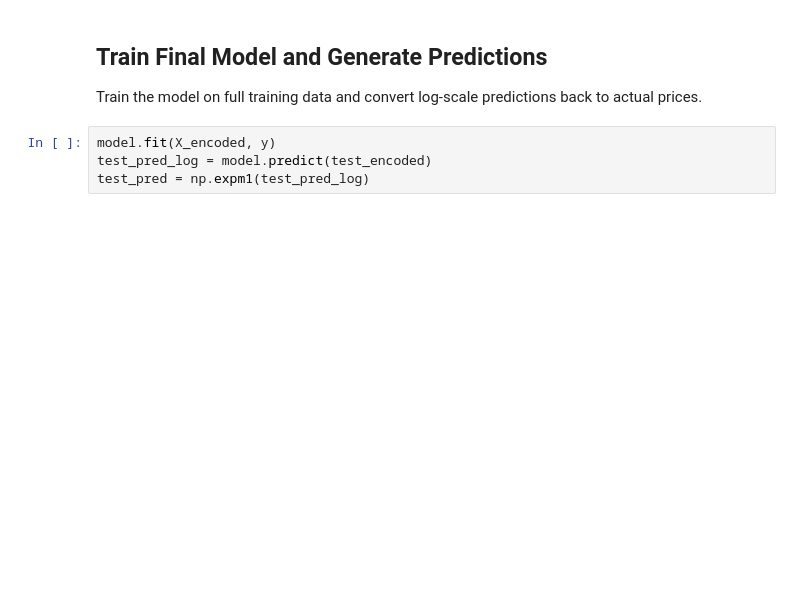
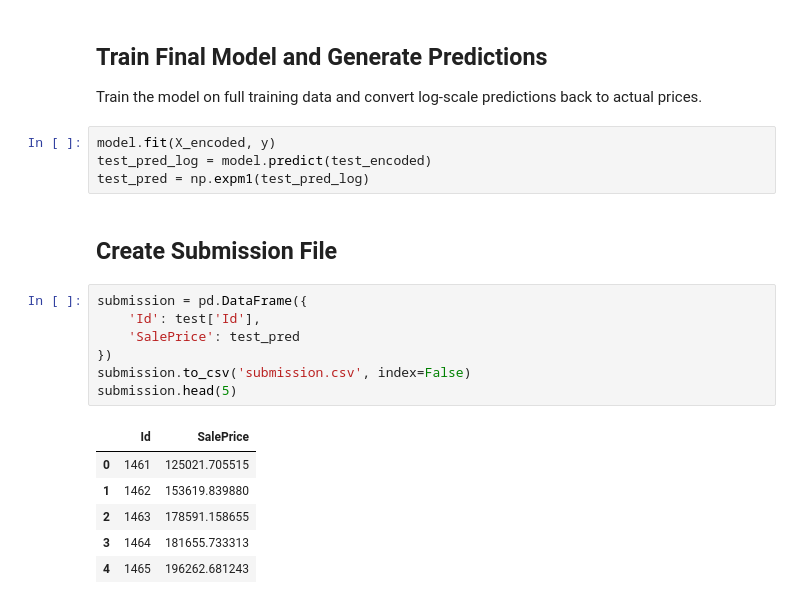
Before and after one commit to NadiaMotesharei/kaggle_HousePrices, a Jupyter notebook: House_Prices.ipynb, the cells around one changed output. Cells and saved outputs as stored; diff of their text form; blank space fills up the shorter version.

Commit message:
Creat submission file

```diff
--- a/House_Prices.ipynb
+++ b/House_Prices.ipynb
@@ -157,3 +157,19 @@ Train the model on full training data and convert log-scale predictions back to
 model.fit(X_encoded, y)
 test_pred_log = model.predict(test_encoded)
 test_pred = np.expm1(test_pred_log)
+# %% [markdown]
+##  Create Submission File
+# %%
+submission = pd.DataFrame({
+    'Id': test['Id'],
+    'SalePrice': test_pred
+})
+submission.to_csv('submission.csv', index=False)
+submission.head(5)
+# %% [output]
+|  | Id | SalePrice |
+| 0 | 1461 | 125021.705515 |
+| 1 | 1462 | 153619.839880 |
+| 2 | 1463 | 178591.158655 |
+| 3 | 1464 | 181655.733313 |
+| 4 | 1465 | 196262.681243 |
```
Also changed, not shown: parts of 1 cell of this notebook.
